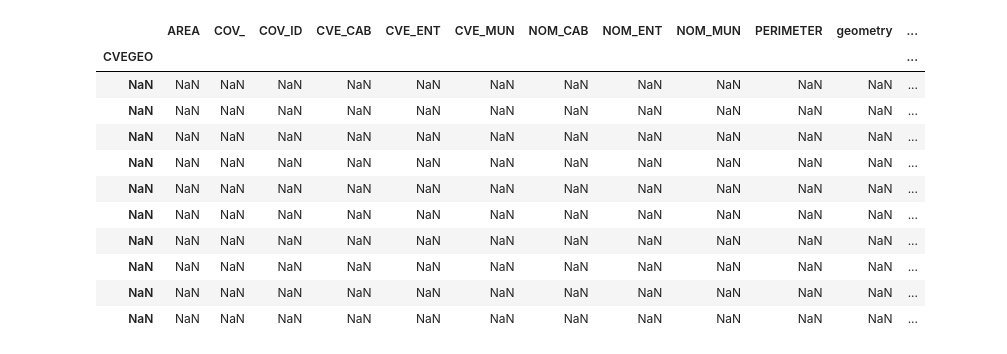
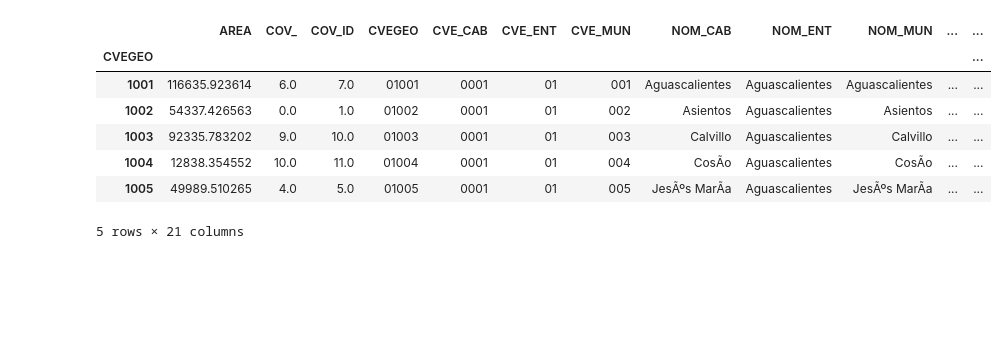
Before and after one commit to jmtoral/BarceinasToral, a Jupyter notebook: mapas.ipynb, the cells around one changed output. Saved outputs shown, nothing was run; the diff lists cells and outputs as text; code cells hidden in the pictures; blank space fills up the shorter version.

```diff
--- a/mapas.ipynb
+++ b/mapas.ipynb
@@ -54,18 +44,14 @@ geo_hom_3x1 = munmx.join(hom_3x1, how= "outer") #outer will keep the geometry of
-# %%
-geo_hom_3x1.tail(10)
-# %% [output]
-|  | AREA | COV_ | COV_ID | CVE_CAB | CVE_ENT | CVE_MUN | NOM_CAB | NOM_ENT | NOM_MUN | PERIMETER | geometry | ... |
-| CVEGEO |  |  |  |  |  |  |  |  |  |  |  | ... |
-| NaN | NaN | NaN | NaN | NaN | NaN | NaN | NaN | NaN | NaN | NaN | NaN | ... |
-| NaN | NaN | NaN | NaN | NaN | NaN | NaN | NaN | NaN | NaN | NaN | NaN | ... |
-| NaN | NaN | NaN | NaN | NaN | NaN | NaN | NaN | NaN | NaN | NaN | NaN | ... |
-| NaN | NaN | NaN | NaN | NaN | NaN | NaN | NaN | NaN | NaN | NaN | NaN | ... |
-| NaN | NaN | NaN | NaN | NaN | NaN | NaN | NaN | NaN | NaN | NaN | NaN | ... |
-| NaN | NaN | NaN | NaN | NaN | NaN | NaN | NaN | NaN | NaN | NaN | NaN | ... |
-| NaN | NaN | NaN | NaN | NaN | NaN | NaN | NaN | NaN | NaN | NaN | NaN | ... |
-| NaN | NaN | NaN | NaN | NaN | NaN | NaN | NaN | NaN | NaN | NaN | NaN | ... |
-| NaN | NaN | NaN | NaN | NaN | NaN | NaN | NaN | NaN | NaN | NaN | NaN | ... |
-| NaN | NaN | NaN | NaN | NaN | NaN | NaN | NaN | NaN | NaN | NaN | NaN | ... |
+# %%
+mastermap.head(5)
+# %% [output]
+|  | AREA | COV_ | COV_ID | CVEGEO | CVE_CAB | CVE_ENT | CVE_MUN | NOM_CAB | NOM_ENT | NOM_MUN | ... | ... |
+| CVEGEO |  |  |  |  |  |  |  |  |  |  |  | ... |
+| 1001 | 116635.923614 | 6.0 | 7.0 | 01001 | 0001 | 01 | 001 | Aguascalientes | Aguascalientes | Aguascalientes | ... | ... |
+| 1002 | 54337.426563 | 0.0 | 1.0 | 01002 | 0001 | 01 | 002 | Asientos | Aguascalientes | Asientos | ... | ... |
+| 1003 | 92335.783202 | 9.0 | 10.0 | 01003 | 0001 | 01 | 003 | Calvillo | Aguascalientes | Calvillo | ... | ... |
+| 1004 | 12838.354552 | 10.0 | 11.0 | 01004 | 0001 | 01 | 004 | CosÃ­o | Aguascalientes | CosÃ­o | ... | ... |
+| 1005 | 49989.510265 | 4.0 | 5.0 | 01005 | 0001 | 01 | 005 | JesÃºs MarÃ­a | Aguascalientes | JesÃºs MarÃ­a | ... | ... |
+5 rows × 21 columns
 # %%
 #geo_hom_3x1["id"] = geo_hom_3x1["CVEGEO"].str.lower()
 #counties = counties[counties["STATEFP"] == "42"].set_index("lname")
```
Also changed, not shown: parts of 8 cells of this notebook.
